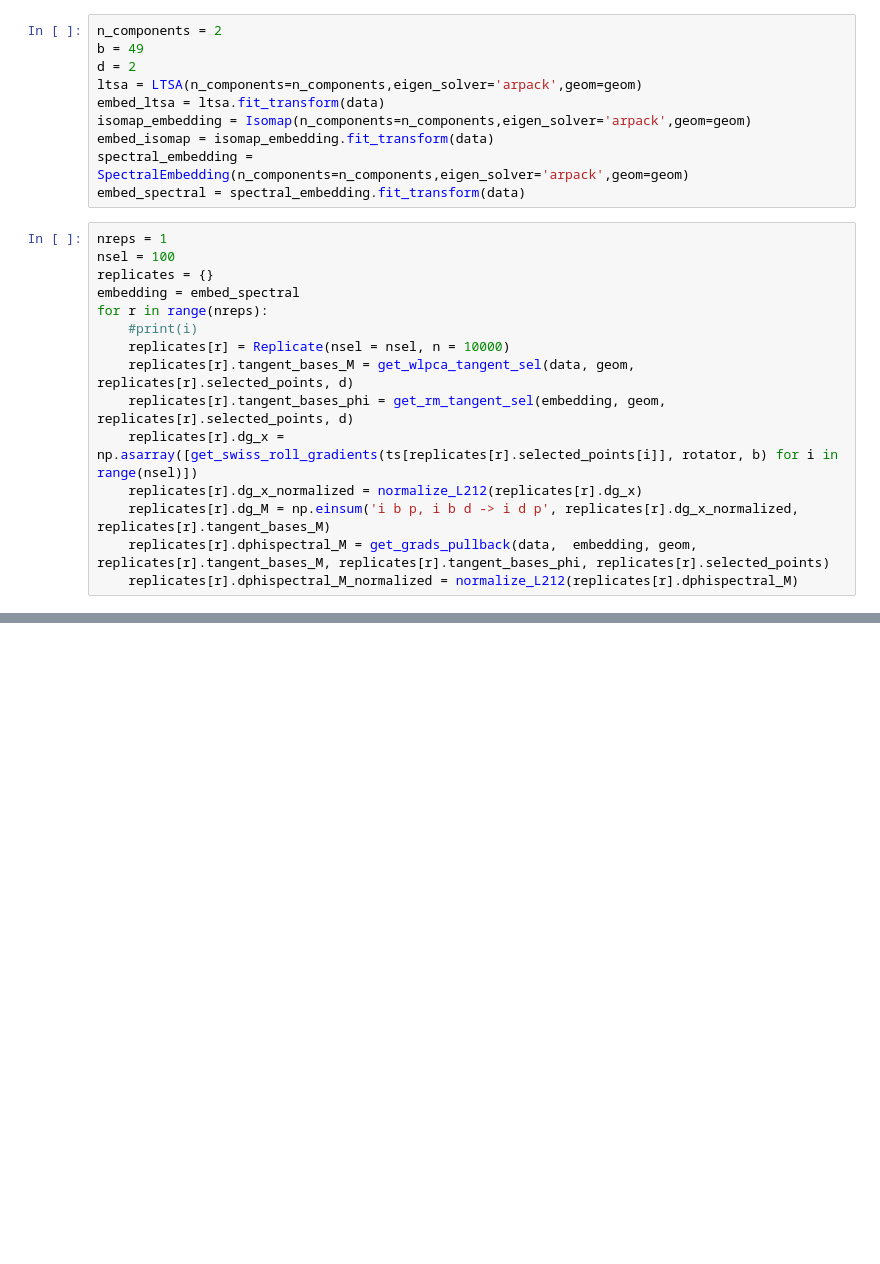
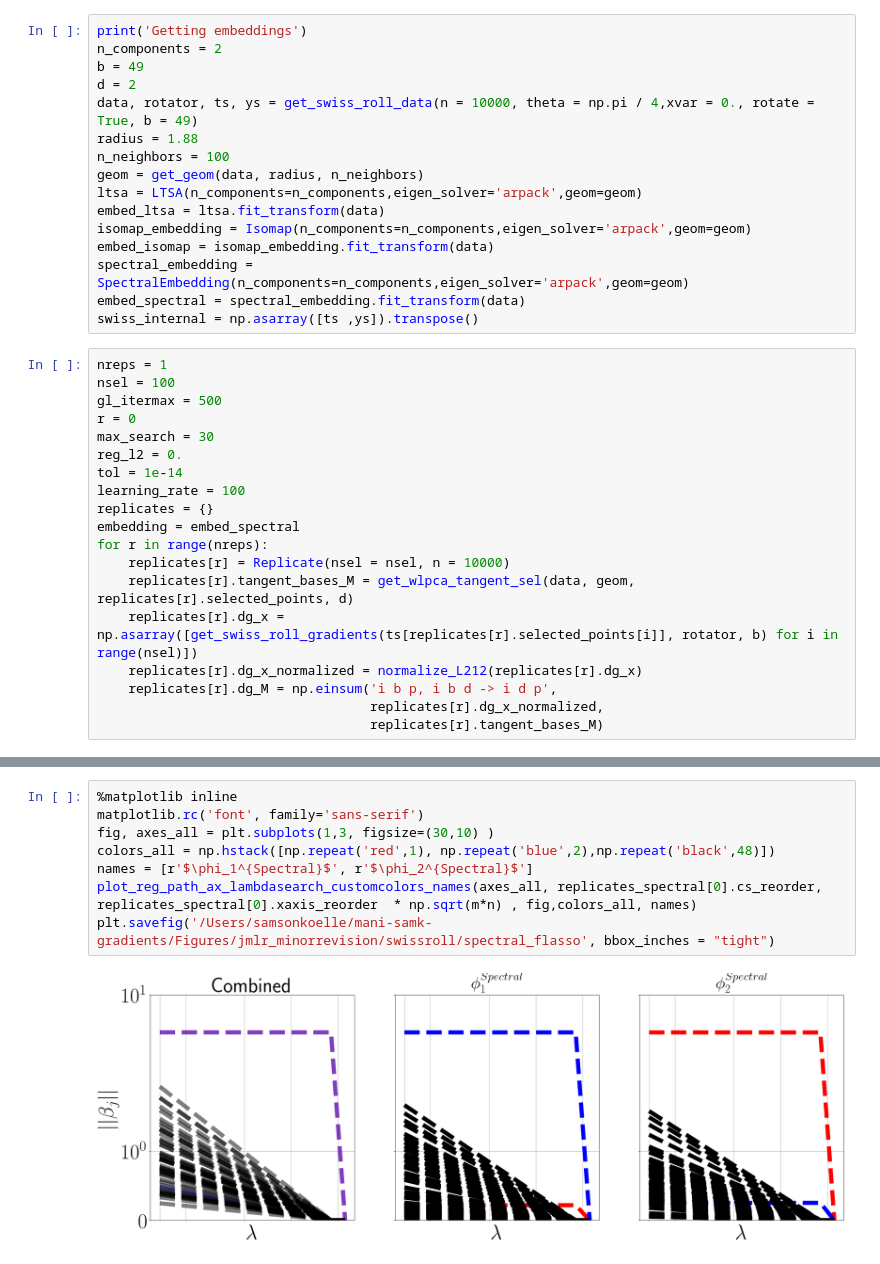
Before and after one commit to sjkoelle/montlake, a Jupyter notebook: experiments/swiss_roll_resubmission.ipynb, the cells around one changed output, grey strips where cells are left out. Drawn from its saved outputs; the diff is of its cells as text; blank space fills up the shorter version.

```diff
--- a/experiments/swiss_roll_resubmission.ipynb
+++ b/experiments/swiss_roll_resubmission.ipynb
@@ -18,25 +17,35 @@ geom = get_geom(data, radius, n_neighbors)
 # %%
+print('Getting embeddings')
 n_components = 2
 b = 49
 d = 2
+data, rotator, ts, ys = get_swiss_roll_data(n = 10000, theta = np.pi / 4,xvar = 0., rotate = True, b = 49)
+radius = 1.88
+n_neighbors = 100
+geom = get_geom(data, radius, n_neighbors)
 ltsa = LTSA(n_components=n_components,eigen_solver='arpack',geom=geom)
 embed_ltsa = ltsa.fit_transform(data)
 isomap_embedding = Isomap(n_components=n_components,eigen_solver='arpack',geom=geom)
 embed_isomap = isomap_embedding.fit_transform(data)
 spectral_embedding = SpectralEmbedding(n_components=n_components,eigen_solver='arpack',geom=geom)
 embed_spectral = spectral_embedding.fit_transform(data)
+swiss_internal = np.asarray([ts ,ys]).transpose()
 # %%
 nreps = 1
 nsel = 100
+gl_itermax = 500
+r = 0
+max_search = 30
+reg_l2 = 0.
+tol = 1e-14
+learning_rate = 100
 replicates = {}
 embedding = embed_spectral
 for r in range(nreps):
-    #print(i)
     replicates[r] = Replicate(nsel = nsel, n = 10000)
     replicates[r].tangent_bases_M = get_wlpca_tangent_sel(data, geom, replicates[r].selected_points, d)
-    replicates[r].tangent_bases_phi = get_rm_tangent_sel(embedding, geom, replicates[r].selected_points, d)
     replicates[r].dg_x = np.asarray([get_swiss_roll_gradients(ts[replicates[r].selected_points[i]], rotator, b) for i in range(nsel)])
     replicates[r].dg_x_normalized = normalize_L212(replicates[r].dg_x)
-    replicates[r].dg_M = np.einsum('i b p, i b d -> i d p', replicates[r].dg_x_normalized, replicates[r].tangent_bases_M)
-    replicates[r].dphispectral_M = get_grads_pullback(data,  embedding, geom, replicates[r].tangent_bases_M, replicates[r].tangent_bases_phi, replicates[r].selected_points)
-    replicates[r].dphispectral_M_normalized = normalize_L212(replicates[r].dphispectral_M)
+    replicates[r].dg_M = np.einsum('i b p, i b d -> i d p',
+                                   replicates[r].dg_x_normalized,
+                                   replicates[r].tangent_bases_M)
@@ -42,0 +237,10 @@ for r in range(nreps):
+# %%
+%matplotlib inline
+matplotlib.rc('font', family='sans-serif')
+fig, axes_all = plt.subplots(1,3, figsize=(30,10) )
+colors_all = np.hstack([np.repeat('red',1), np.repeat('blue',2),np.repeat('black',48)])
+names = [r'$\phi_1^{Spectral}$', r'$\phi_2^{Spectral}$']
+plot_reg_path_ax_lambdasearch_customcolors_names(axes_all, replicates_spectral[0].cs_reorder, replicates_spectral[0].xaxis_reorder  * np.sqrt(m*n) , fig,colors_all, names)
+plt.savefig('/Users/samsonkoelle/mani-samk-gradients/Figures/jmlr_minorrevision/swissroll/spectral_flasso', bbox_inches = "tight")
+# %% [output]
+[figure, added]
```
Also changed, not shown: parts of 12 cells of this notebook, 32 other files.
